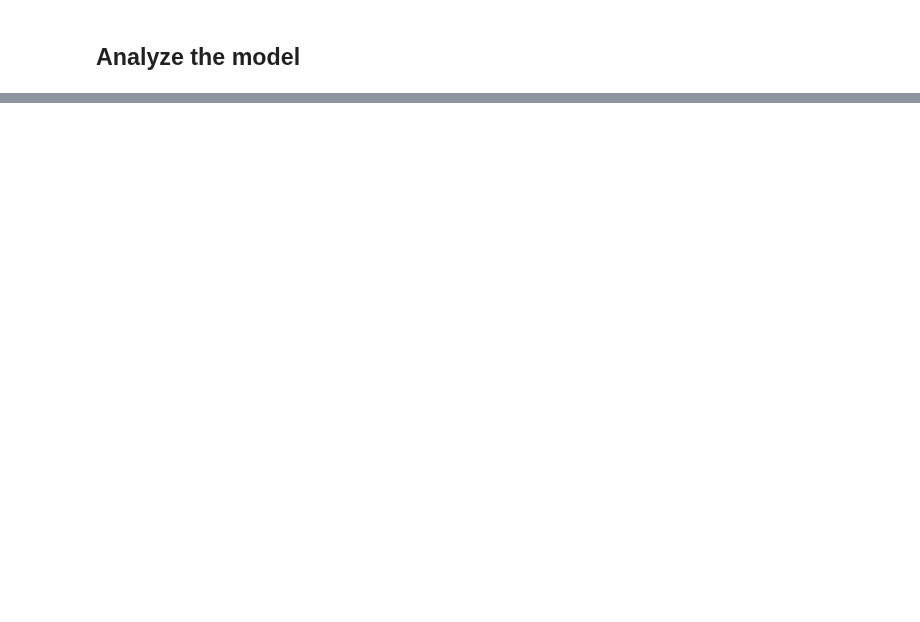
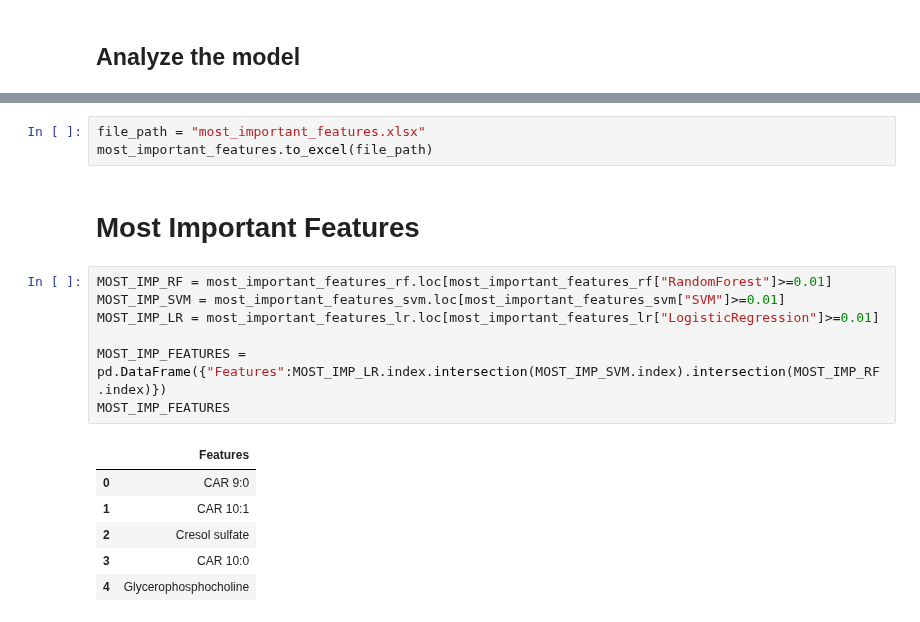
Before and after one commit to Bvs00/AI4ODA_projectwork, a Jupyter notebook: notebook_metaboloma.ipynb, the cells around one changed output, grey strips where cells are left out. Cells and saved outputs as stored; diff of their text form; blank space fills up the shorter version.

```diff
--- a/notebook_metaboloma.ipynb
+++ b/notebook_metaboloma.ipynb
@@ -504,0 +531,19 @@ dtype: object
+# %%
+file_path = "most_important_features.xlsx"
+most_important_features.to_excel(file_path)
+# %% [markdown]
+# Most Important Features
+# %%
+MOST_IMP_RF = most_important_features_rf.loc[most_important_features_rf["RandomForest"]>=0.01]
+MOST_IMP_SVM = most_important_features_svm.loc[most_important_features_svm["SVM"]>=0.01]
+MOST_IMP_LR = most_important_features_lr.loc[most_important_features_lr["LogisticRegression"]>=0.01]
+
+MOST_IMP_FEATURES = pd.DataFrame({"Features":MOST_IMP_LR.index.intersection(MOST_IMP_SVM.index).intersection(MOST_IMP_RF.index)})
+MOST_IMP_FEATURES
+# %% [output]
+|  | Features |
+| 0 | CAR 9:0 |
+| 1 | CAR 10:1 |
+| 2 | Cresol sulfate |
+| 3 | CAR 10:0 |
+| 4 | Glycerophosphocholine |
```
Also changed, not shown: parts of 17 cells of this notebook, 3 other files.
